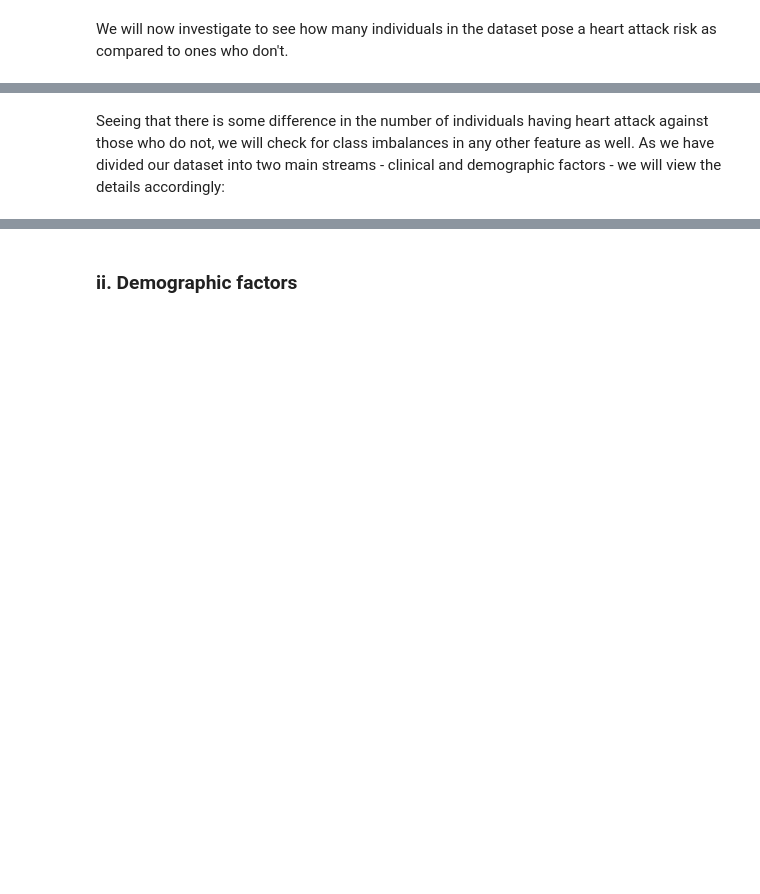
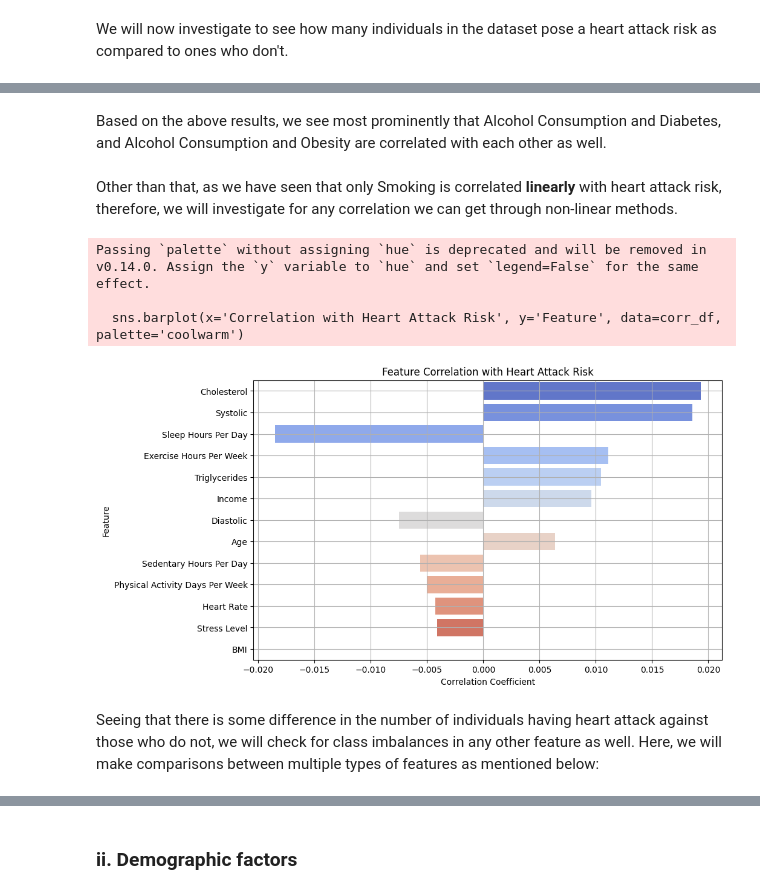
Before and after one commit to taimoorbinnasir/Heart-Attack-Risk-Prediction, a Jupyter notebook: sample.ipynb, the cells around one changed output, grey strips where cells are left out. Drawn from its saved outputs; the diff is of its cells as text; code cells hidden in the pictures; blank space fills up the shorter version.

```diff
--- a/sample.ipynb
+++ b/sample.ipynb
@@ -160,2 +165,16 @@ df = pd.concat([df.iloc[:, :bp_index], df[['Systolic', 'Diastolic']], df.iloc[:,
+# %%
+numerical_features = [ 'Age', 'Cholesterol', 'Heart Rate', 'Exercise Hours Per Week',
+                       'Stress Level', 'Sedentary Hours Per Day', 'Income',
+                       'BMI', 'Triglycerides', 'Physical Activity Days Per Week',
+                       'Sleep Hours Per Day', 'Systolic', 'Diastolic']
+
+categorical_features = [ 'Sex', 'Diabetes', 'Family History', 'Smoking', 'Obesity', 'Alcohol Consumption',
+                         'Diet', 'Previous Heart Problems', 'Medication Use', 'Continent', 'Hemisphere' ]
+
+clinical_factors = [ 'Sex', 'Diabetes', 'Family History', 'Smoking', 'Obesity',
+                    'Alcohol Consumption', 'Diet', 'Previous Heart Problems', 'Medication Use' ]
+
+demographic_factors = [ 'Stress Level', 'Physical Activity Days Per Week',
+                       'Sleep Hours Per Day', 'Continent', 'Hemisphere' ]
 # %% [markdown]
 We will now investigate to see how many individuals in the dataset pose a heart attack risk as compared to ones who don't.
@@ -175,2 +239,31 @@ plt.show()
+# %% [markdown]
+Based on the above results, we see most prominently that Alcohol Consumption and Diabetes, and Alcohol Consumption and Obesity are correlated with each other as well.
+# %% [markdown]
+Other than that, as we have seen that only Smoking is correlated <b>linearly</b> with heart attack risk, therefore, we will investigate for any correlation we can get through non-linear methods.
+# %%
+correlations = {}
+for feature in numerical_features:
+    corr = np.corrcoef(df[feature], df['Heart Attack Risk'])[0, 1]
+    correlations[feature] = corr
+
+# Convert to DataFrame
+corr_df = pd.DataFrame(list(correlations.items()), columns=['Feature', 'Correlation with Heart Attack Risk'])
+
+# Sort by absolute value (strongest correlations first)
+corr_df['Abs Correlation'] = corr_df['Correlation with Heart Attack Risk'].abs()
+corr_df = corr_df.sort_values('Abs Correlation', ascending=False)
+
+plt.figure(figsize=(10, 6))
+sns.barplot(x='Correlation with Heart Attack Risk', y='Feature', data=corr_df, palette='coolwarm')
+plt.title('Feature Correlation with Heart Attack Risk')
+plt.xlabel('Correlation Coefficient')
+plt.ylabel('Feature')
+plt.grid(True)
+plt.show()
+# %% [output]
+Passing `palette` without assigning `hue` is deprecated and will be removed in v0.14.0. Assign the `y` variable to `hue` and set `legend=False` for the same effect.
+
+  sns.barplot(x='Correlation with Heart Attack Risk', y='Feature', data=corr_df, palette='coolwarm')
+[figure, added]
 # %% [markdown]
-Seeing that there is some difference in the number of individuals having heart attack against those who do not, we will check for class imbalances in any other feature as well. As we have divided our dataset into two main streams - clinical and demographic factors - we will view the details accordingly:
+Seeing that there is some difference in the number of individuals having heart attack against those who do not, we will check for class imbalances in any other feature as well. Here, we will make comparisons between multiple types of features as mentioned below:
```
Also changed, not shown: parts of 43 cells of this notebook, 1 other file.
